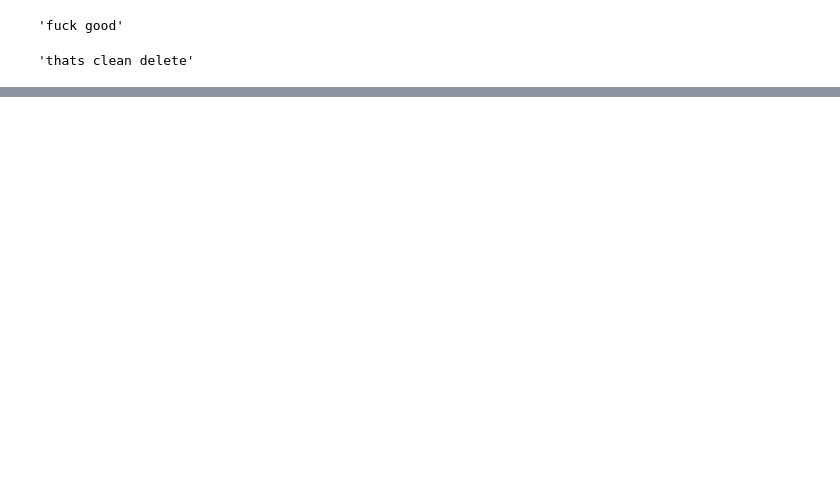
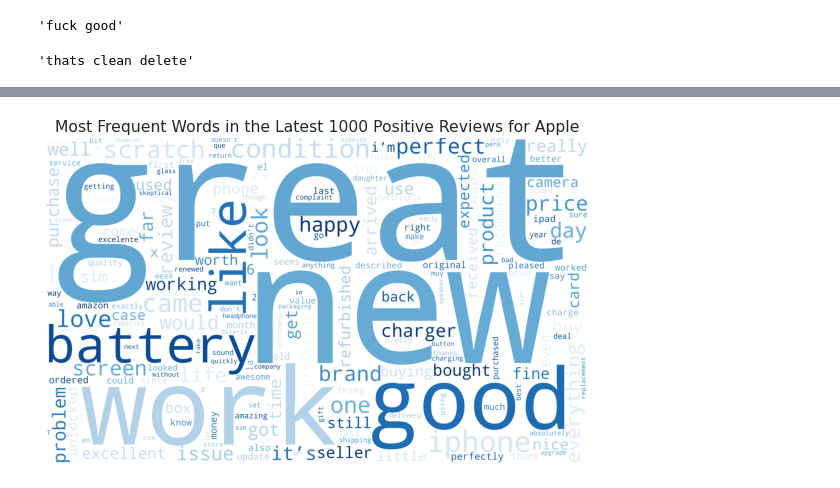
Before and after one commit to Vish4github/News-Category-Classification-using-Transfer-Learning, a Jupyter notebook: Amazon_Cell_Phone_Reviews.ipynb, the cells around one changed output, grey strips where cells are left out. Drawn from its saved outputs; the diff is of its cells as text; code cells hidden in the pictures; blank space fills up the shorter version.

```diff
--- a/Amazon_Cell_Phone_Reviews.ipynb
+++ b/Amazon_Cell_Phone_Reviews.ipynb
@@ -512,0 +500,18 @@ plt.xticks(rotation=30);
+# %%
+def word_freq_dict(text):
+    # Convert text into word list
+    wordList = text.split()
+    # Generate word freq dictionary
+    wordFreqDict = {word: wordList.count(word) for word in wordList}
+    return wordFreqDict
+# %%
+apple_pos = " ".join(apple[apple["positivity"]==1]["clean_text"][0:1000])
+apple_pos_word_freq = word_freq_dict(apple_pos)
+wordcloud = WordCloud(width=5000,
+                      height=3000,
+                      max_words=200,
+                      colormap="Blues",
+                      background_color="white")
+wordcloud_from_frequency(apple_pos_word_freq, "Most Frequent Words in the Latest 1000 Positive Reviews for Apple")
+# %% [output]
+[figure, added]
```
Also changed, not shown: parts of 25 cells of this notebook.
